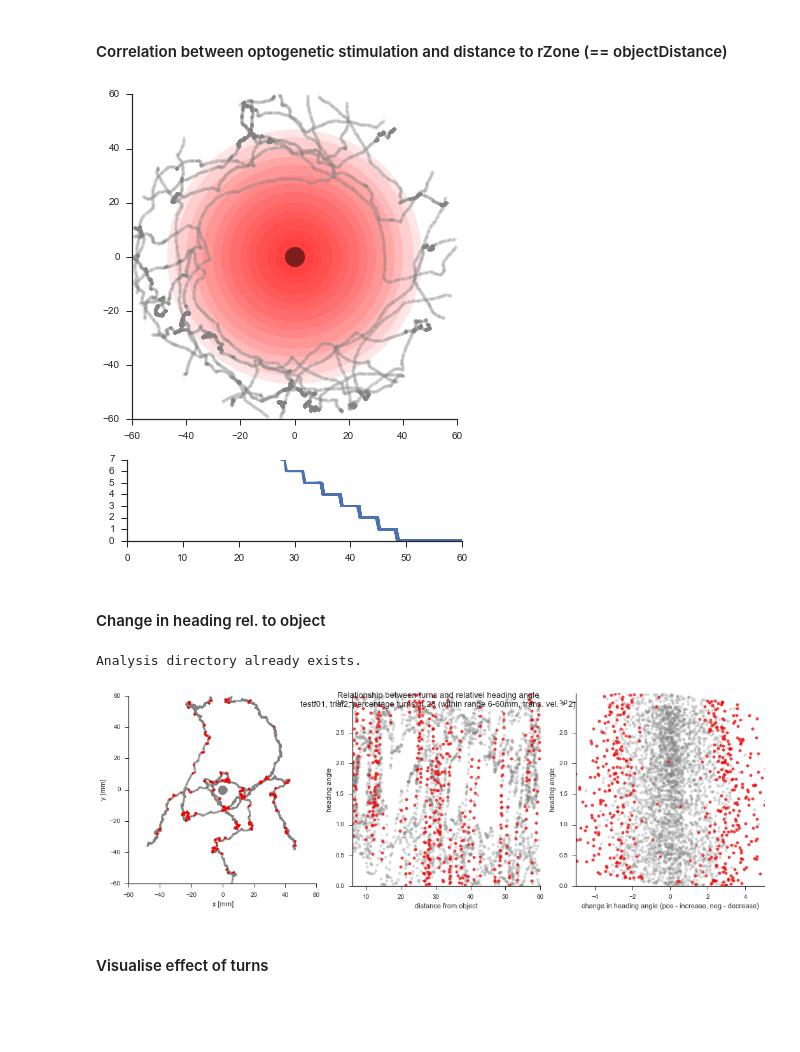
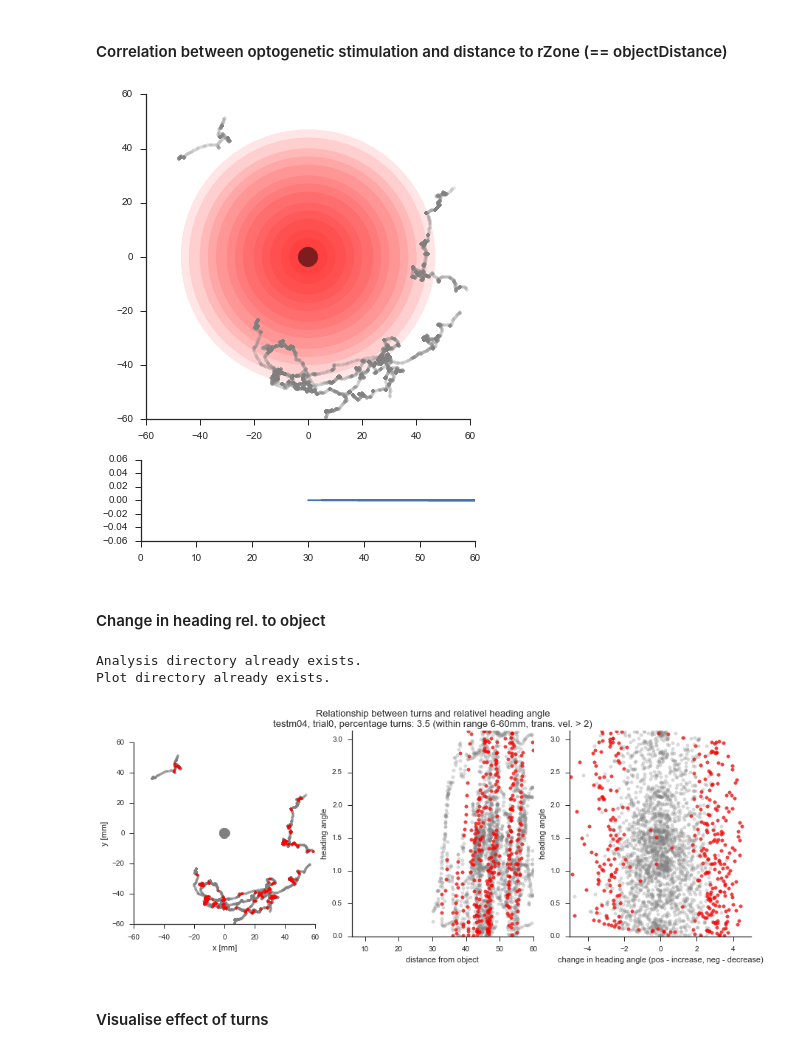
Before and after one commit to hjmh/flyNotebooks, a Jupyter notebook: flyVRoptogenetics/flyVRoptogenetics_trajectoryAnalysis_FlyOver094.ipynb, the cells around one changed output. Saved outputs shown, nothing was run; the diff lists cells and outputs as text; code cells hidden in the pictures; blank space fills up the shorter version.

```diff
--- a/flyVRoptogenetics/flyVRoptogenetics_trajectoryAnalysis_FlyOver094.ipynb
+++ b/flyVRoptogenetics/flyVRoptogenetics_trajectoryAnalysis_FlyOver094.ipynb
@@ -82,7 +82,7 @@ Analysis directory already exists.
 ### Load raw data
 #### Choose trial to analyse
 # %%
-trial = 1 #adjust
+trial = 0 #adjust
 objecttype = 'visible'
 FODataFile = FODataFiles[trial]
 FODataFile
@@ -372,7 +377,7 @@ sbplt.plot(objDistance,rEvents_ds)
 sbplt.set_xlim(0,arenaRad)
 myAxisTheme(sbplt)
 # %% [output]
-[figure, old version]
+[figure, new version]
 # %% [markdown]
 #### Change in heading rel. to object
 # %%
@@ -405,35 +410,36 @@ vHeadRange = (-5, 5)
 ax0 = headTurnFig.add_subplot(131)
 ax0.plot(xPosMA_ds[sf:ef], yPosMA_ds[sf:ef], '.', color='grey', alpha=0.4)
 ax0.plot(xPosMA_ds[turnMask[sf:ef]], yPosMA_ds[turnMask[sf:ef]], '.', color='red', alpha=0.7)
 ax0.plot(0, 0, marker='o', markersize=15, linestyle='none', alpha=0.5, color='black')
 plt.xlabel('x [mm]')
 plt.ylabel('y [mm]')
 ax0.set_aspect('equal')
 myAxisTheme(ax0)
 
 ax1 = headTurnFig.add_subplot(132)
 niceScatterPlot(ax1, objDistance[selectedRangeDist], gamma[selectedRangeDist], distRange, angleRange, 'grey', 0.3)
 niceScatterPlot(ax1, objDistance[selectedRangeDistTurn], gamma[selectedRangeDistTurn], distRange, angleRange,
                 'red', 0.7)
 plt.xlabel('distance from object')
 plt.ylabel('heading angle')
 
 ax2 = headTurnFig.add_subplot(133)
 niceScatterPlot(ax2, gammaV[selectedRangeDist], gamma[selectedRangeDist], vHeadRange, angleRange, 'grey', 0.3)
 niceScatterPlot(ax2, gammaV[selectedRangeDistTurn], gamma[selectedRangeDistTurn], vHeadRange, angleRange,
                 'red', 0.7)
 plt.xlabel('change in heading angle (pos - increase, neg - decrease)')
 plt.ylabel('heading angle')
 
-headTurnFig.tight_layout()
+#headTurnFig.tight_layout()
 
 makeNestedPlotDirectory(analysisDir, 'relativeHeading/', 'rZones_'+ rZones + sep)
 
 headTurnFig.savefig(analysisDir + 'relativeHeading/' + 'rZones_'+ rZones + sep
                     + FODataFile[0:-4] + '_headingAndTurns_ds_trial' + str(trial) + '.pdf', format='pdf')
 # %% [output]
 Analysis directory already exists.
+Plot directory already exists.
-[figure, old version]
+[figure, new version]
 # %% [markdown]
 #### Visualise effect of turns
 # %%
```
Also changed, not shown: parts of 9 cells of this notebook.
